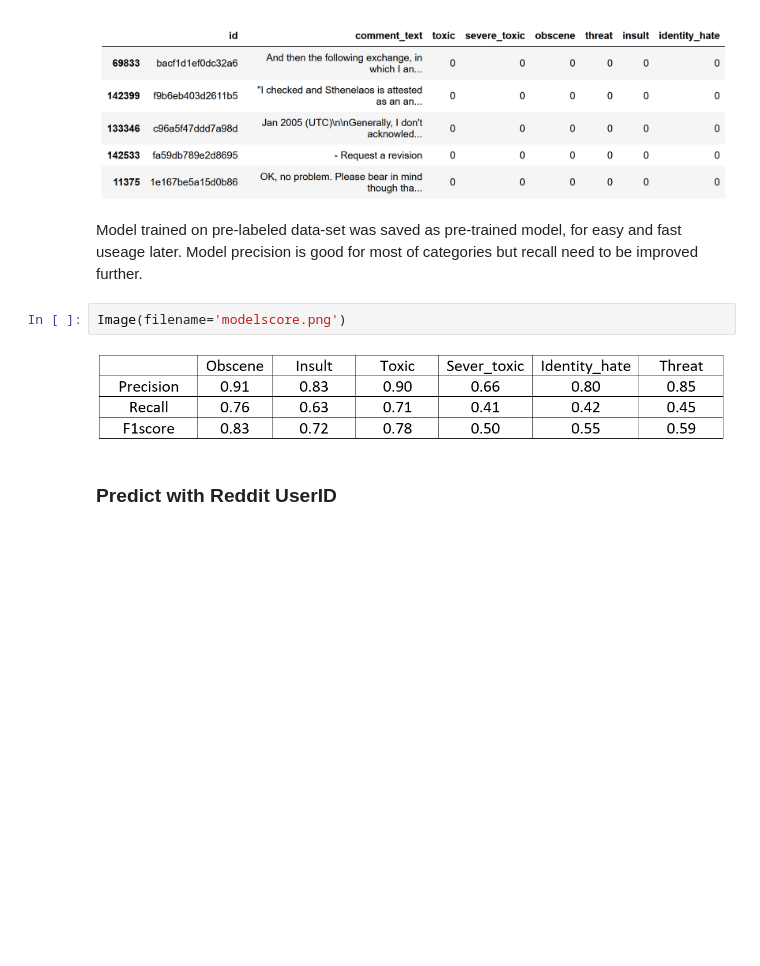
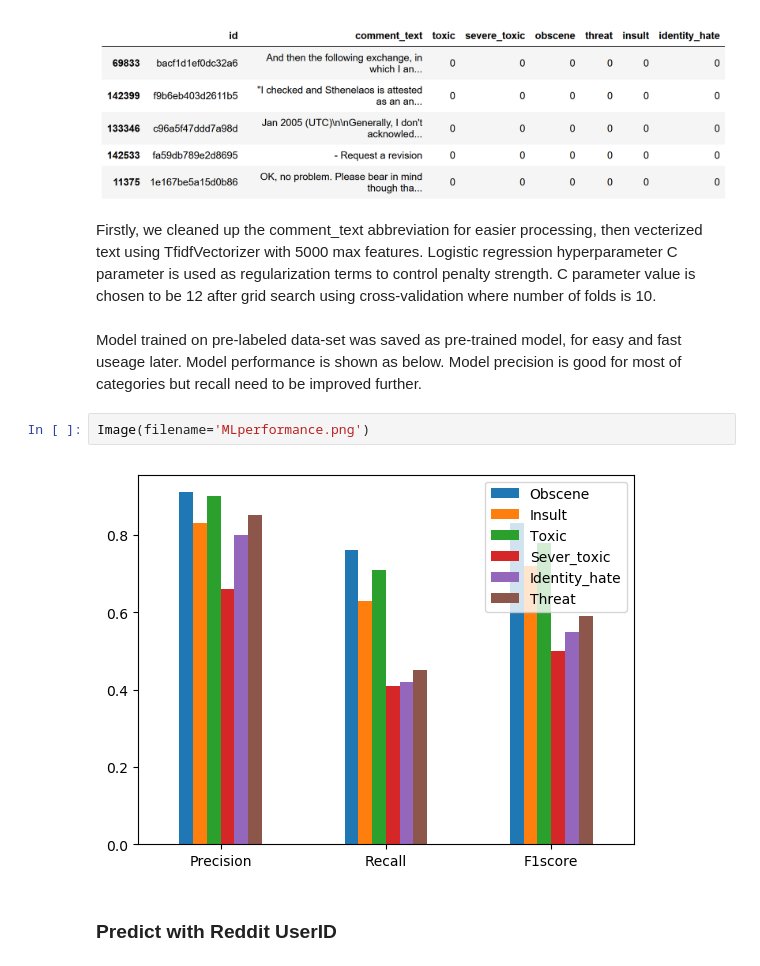
Before and after one commit to dengxiaoyu0801/Capstone_Brand_Safety, a Jupyter notebook: final_proposal.ipynb, the cells around one changed output. Cells and saved outputs as stored; diff of their text form; blank space fills up the shorter version.

```diff
--- a/final_proposal.ipynb
+++ b/final_proposal.ipynb
@@ -22,12 +22,14 @@ First we use a pre-labeled data-set from kaggle, where the comments are classifi
 Image(filename='traindf.png')
 # %% [output]
 [figure]
+# %% [markdown]
+Firstly, we cleaned up the comment_text abbreviation for easier processing, then vecterized text using TfidfVectorizer with 5000 max features. Logistic regression hyperparameter C parameter is used as regularization terms to control penalty strength. C parameter value is chosen to be 12 after grid search using cross-validation where number of folds is 10.
 # %% [markdown]
-Model trained on pre-labeled data-set was saved as pre-trained model, for easy and fast useage later. Model precision is good for most of categories but recall need to be improved further.
+Model trained on pre-labeled data-set was saved as pre-trained model, for easy and fast useage later. Model performance is shown as below. Model precision is good for most of categories but recall need to be improved further.
 # %%
-Image(filename='modelscore.png')
+Image(filename='MLperformance.png')
 # %% [output]
-[figure, old version]
+[figure, new version]
 # %% [markdown]
 ### Predict with Reddit UserID
 # %% [markdown]
```
Also changed, not shown: parts of 2 cells of this notebook, 2 other files.
